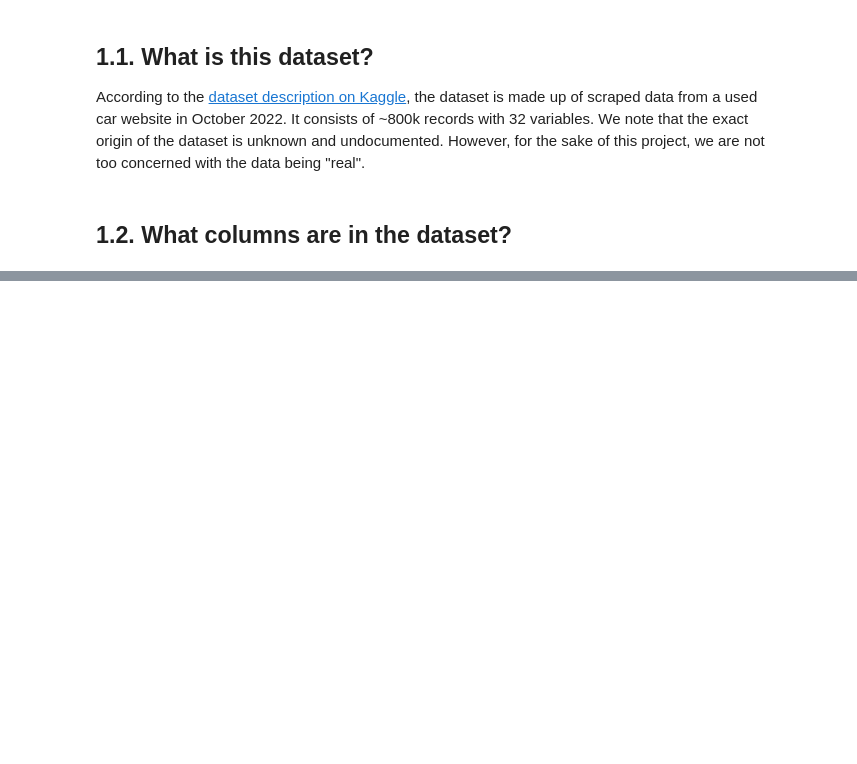
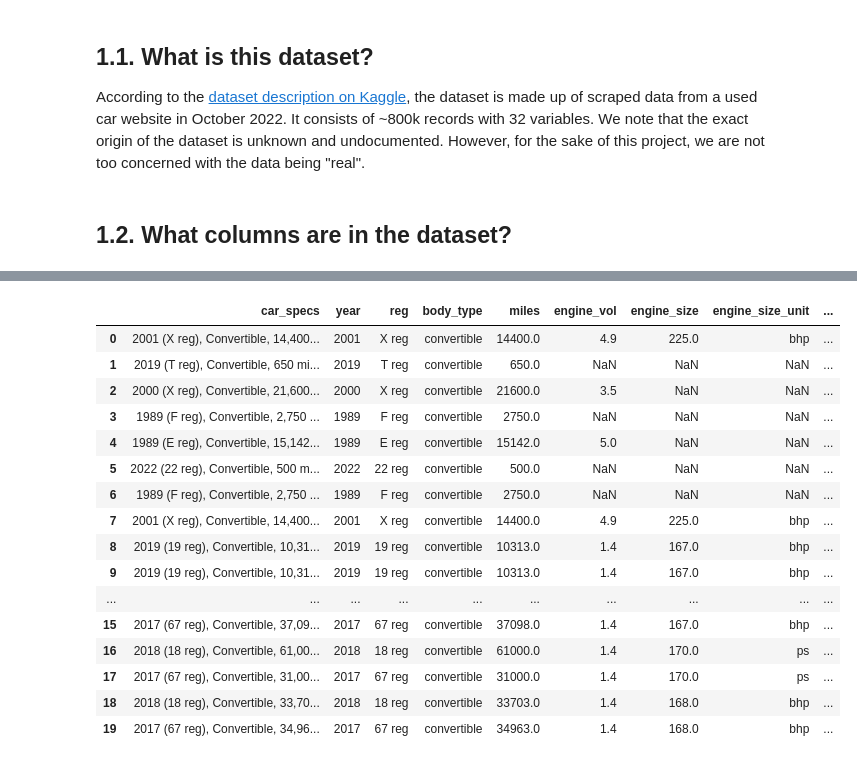
Before and after one commit to jenboc/used-car-price-prediction, a Jupyter notebook: notebooks/01_initial.ipynb, the cells around one changed output, grey strips where cells are left out. Drawn from its saved outputs; the diff is of its cells as text; code cells hidden in the pictures; blank space fills up the shorter version.

```diff
--- a/notebooks/01_initial.ipynb
+++ b/notebooks/01_initial.ipynb
@@ -204,0 +106,21 @@ df[df["num_owner"] == 0]
+# %%
+car_check = df[["car_specs", "year", "reg", "body_type", 'miles', 'engine_vol', 'engine_size', 'engine_size_unit', 'transmission', 'feul_type', 'num_owner', 'ulez']]
+car_check.head(20)
+# %% [output]
+|  | car_specs | year | reg | body_type | miles | engine_vol | engine_size | engine_size_unit | ... |
+| 0 | 2001 (X reg), Convertible, 14,400... | 2001 | X reg | convertible | 14400.0 | 4.9 | 225.0 | bhp | ... |
+| 1 | 2019 (T reg), Convertible, 650 mi... | 2019 | T reg | convertible | 650.0 | NaN | NaN | NaN | ... |
+| 2 | 2000 (X reg), Convertible, 21,600... | 2000 | X reg | convertible | 21600.0 | 3.5 | NaN | NaN | ... |
+| 3 | 1989 (F reg), Convertible, 2,750 ... | 1989 | F reg | convertible | 2750.0 | NaN | NaN | NaN | ... |
+| 4 | 1989 (E reg), Convertible, 15,142... | 1989 | E reg | convertible | 15142.0 | 5.0 | NaN | NaN | ... |
+| 5 | 2022 (22 reg), Convertible, 500 m... | 2022 | 22 reg | convertible | 500.0 | NaN | NaN | NaN | ... |
+| 6 | 1989 (F reg), Convertible, 2,750 ... | 1989 | F reg | convertible | 2750.0 | NaN | NaN | NaN | ... |
+| 7 | 2001 (X reg), Convertible, 14,400... | 2001 | X reg | convertible | 14400.0 | 4.9 | 225.0 | bhp | ... |
+| 8 | 2019 (19 reg), Convertible, 10,31... | 2019 | 19 reg | convertible | 10313.0 | 1.4 | 167.0 | bhp | ... |
+| 9 | 2019 (19 reg), Convertible, 10,31... | 2019 | 19 reg | convertible | 10313.0 | 1.4 | 167.0 | bhp | ... |
+| ... | ... | ... | ... | ... | ... | ... | ... | ... | ... |
+| 15 | 2017 (67 reg), Convertible, 37,09... | 2017 | 67 reg | convertible | 37098.0 | 1.4 | 167.0 | bhp | ... |
+| 16 | 2018 (18 reg), Convertible, 61,00... | 2018 | 18 reg | convertible | 61000.0 | 1.4 | 170.0 | ps | ... |
+| 17 | 2017 (67 reg), Convertible, 31,00... | 2017 | 67 reg | convertible | 31000.0 | 1.4 | 170.0 | ps | ... |
+| 18 | 2018 (18 reg), Convertible, 33,70... | 2018 | 18 reg | convertible | 33703.0 | 1.4 | 168.0 | bhp | ... |
+| 19 | 2017 (67 reg), Convertible, 34,96... | 2017 | 67 reg | convertible | 34963.0 | 1.4 | 168.0 | bhp | ... |
```
Also changed, not shown: parts of 41 cells of this notebook.
